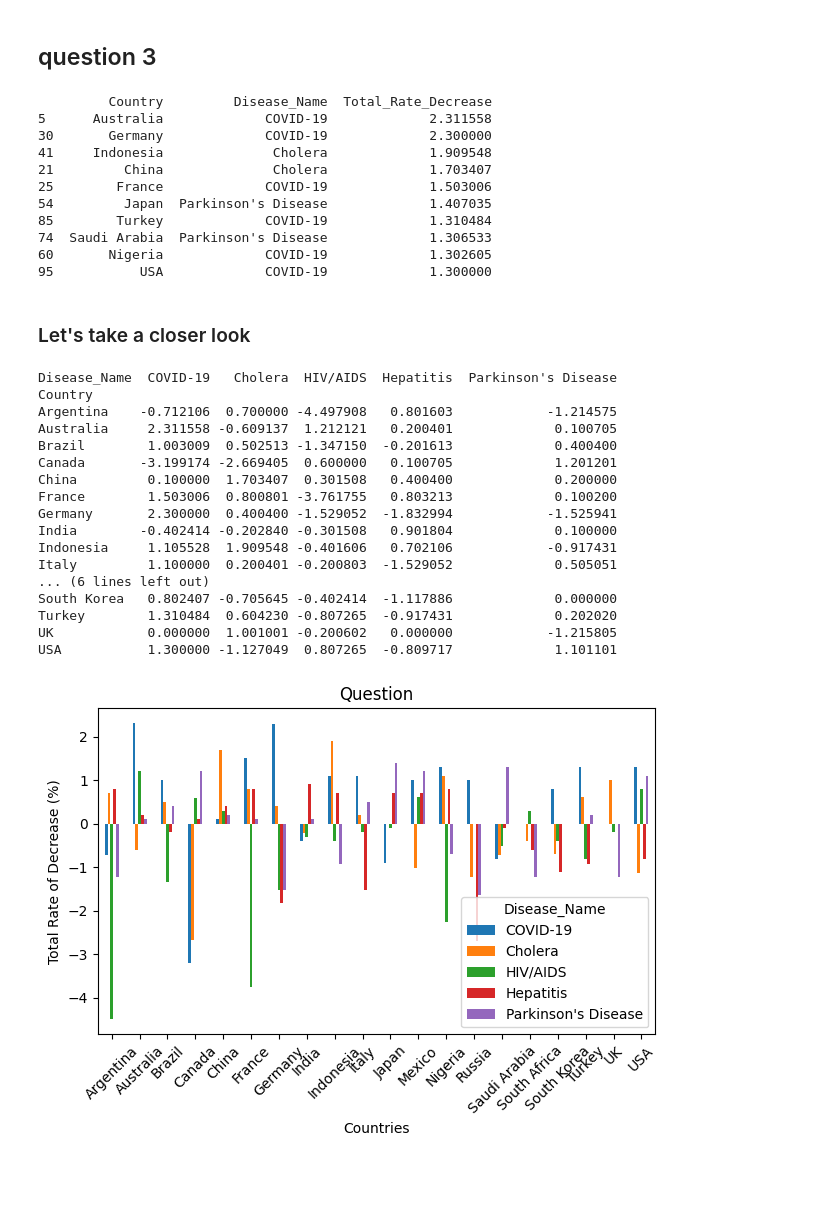
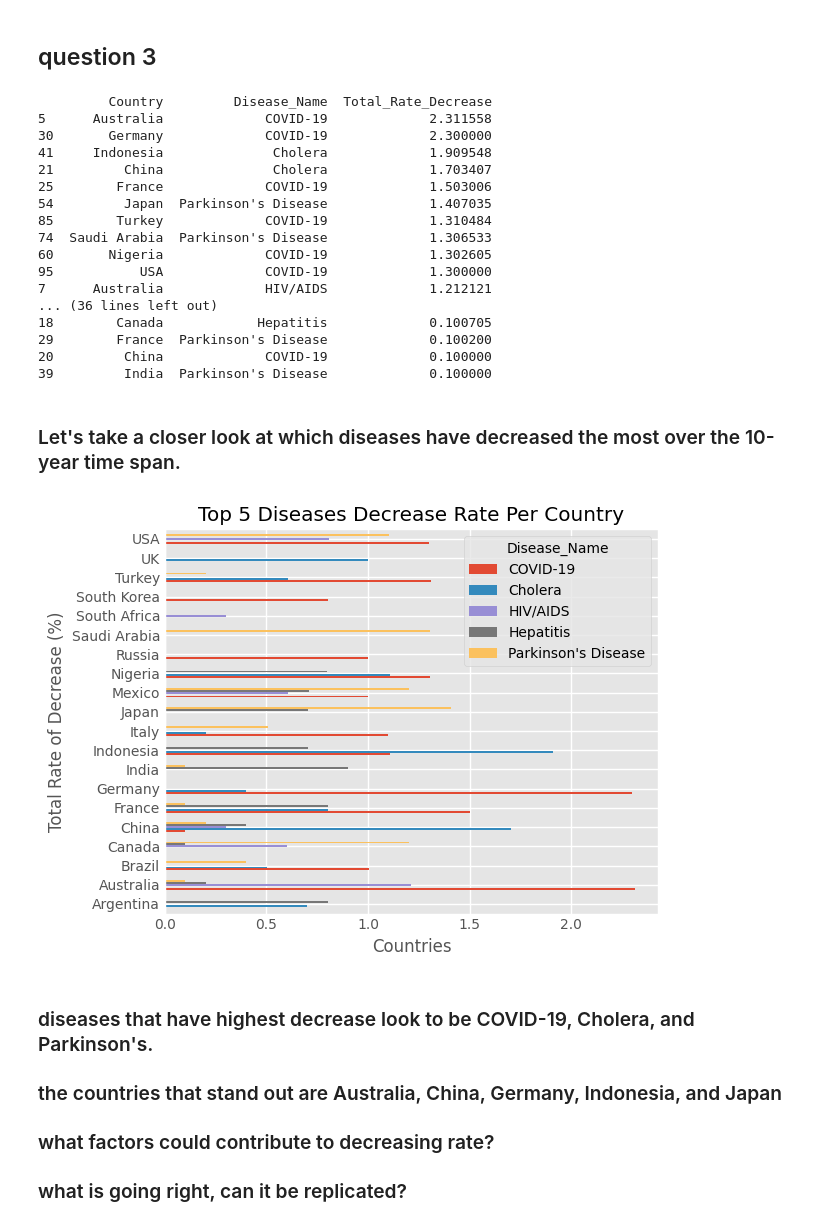
Before and after one commit to AipuAmeh/Global-Health-Stats, a Jupyter notebook: main.ipynb, the cells around one changed output. Cells and saved outputs as stored; diff of their text form; code cells hidden in the pictures; blank space fills up the shorter version.

Commit message:
working on question 4 grouped bar chart

```diff
--- a/main.ipynb
+++ b/main.ipynb
@@ -2,6 +2,7 @@
 import pandas as pd
 import sqlite3
 import matplotlib.pyplot as plt
+plt.style.use('ggplot')
 # %% [markdown]
 # Global Health Stats
 # %% [markdown]
@@ -176,7 +177,10 @@ q3_df = pd.read_sql_query(cte_query, conn)
 
 q3_df['Total_Rate_Decrease'] = (((q3_df['Rate_2014'] - q3_df['Rate_2024'])/q3_df['Rate_2014'])*100)
 top_improvers = q3_df.sort_values(by='Total_Rate_Decrease', ascending=False)
-print(top_improvers[['Country', 'Disease_Name','Total_Rate_Decrease']].head(10))
+# remove values where there are negative numbers
+top_improvers = top_improvers[top_improvers['Total_Rate_Decrease'] > 0]
+
+print(top_improvers[['Country', 'Disease_Name','Total_Rate_Decrease']])
 # %% [output]
          Country         Disease_Name  Total_Rate_Decrease
 5      Australia             COVID-19             2.311558
@@ -189,64 +193,35 @@ print(top_improvers[['Country', 'Disease_Name','Total_Rate_Decrease']].head(10))
 74  Saudi Arabia  Parkinson's Disease             1.306533
 60       Nigeria             COVID-19             1.302605
 95           USA             COVID-19             1.300000
+7      Australia             HIV/AIDS             1.212121
+... (36 lines left out)
+18        Canada            Hepatitis             0.100705
+29        France  Parkinson's Disease             0.100200
+20         China             COVID-19             0.100000
+39         India  Parkinson's Disease             0.100000
 # %% [markdown]
-### Let's take a closer look
+### Let's take a closer look at which diseases have decreased the most over the 10-year time span.
 # %%
-# i copied this from another assignment
+
 # which countries had the lowest decrease rate?
 pivot_df_bar = top_improvers.pivot_table(
     index="Country",
     columns="Disease_Name",
     values="Total_Rate_Decrease",
     aggfunc="sum"
 )
-print(pivot_df_bar)
-# are negatives the lowest decrease? or is what's highest the lowest decrease?
 
-
-
-# pivot_df.index = pivot_df.index.strftime("%b %d")
-
-ax = pivot_df_bar.plot(kind="bar")
-ax.set_title("Question")
+ax = pivot_df_bar.plot(kind="barh")
+ax.set_title("Top 5 Diseases Decrease Rate Per Country")
 ax.set_xlabel("Countries")
 ax.set_ylabel("Total Rate of Decrease (%)")
-plt.xticks(rotation=45)
 plt.tight_layout()
 plt.show()
-
-# pivot_df = df_q2_result.pivot_table(
-#     index="Year",
-#     columns="Disease_Name",
-#     values="Average_Mortality_Rate"
-# )
-
-# plt.figure(figsize=(14,6))
-
-# for column in pivot_df.columns:
-#     plt.plot(pivot_df.index, pivot_df[column], marker="o", label=column)
-
-# plt.title("Average Mortality Rate of Top 5 Diseases From 2015 - 2025")
-# plt.xlabel("Years")
-# plt.ylabel("Average Mortality Rate")
-# plt.legend(title="Disease Name")
-# plt.ylim(2, 8)
 # %% [output]
-Disease_Name  COVID-19   Cholera  HIV/AIDS  Hepatitis  Parkinson's Disease
-Country
-Argentina    -0.712106  0.700000 -4.497908   0.801603            -1.214575
-Australia     2.311558 -0.609137  1.212121   0.200401             0.100705
-Brazil        1.003009  0.502513 -1.347150  -0.201613             0.400400
-Canada       -3.199174 -2.669405  0.600000   0.100705             1.201201
-China         0.100000  1.703407  0.301508   0.400400             0.200000
-France        1.503006  0.800801 -3.761755   0.803213             0.100200
-Germany       2.300000  0.400400 -1.529052  -1.832994            -1.525941
-India        -0.402414 -0.202840 -0.301508   0.901804             0.100000
-Indonesia     1.105528  1.909548 -0.401606   0.702106            -0.917431
-Italy         1.100000  0.200401 -0.200803  -1.529052             0.505051
-... (6 lines left out)
-South Korea   0.802407 -0.705645 -0.402414  -1.117886             0.000000
-Turkey        1.310484  0.604230 -0.807265  -0.917431             0.202020
-UK            0.000000  1.001001 -0.200602   0.000000            -1.215805
-USA           1.300000 -1.127049  0.807265  -0.809717             1.101101
-[figure, old version]
+[figure, new version]
+# %% [markdown]
+### diseases that have highest decrease look to be COVID-19, Cholera, and Parkinson's.
+### the countries that stand out are Australia, China, Germany, Indonesia, and Japan
+
+### what factors could contribute to decreasing rate?
+### what is going right, can it be replicated?
```
Also changed, not shown: parts of 6 cells of this notebook.
